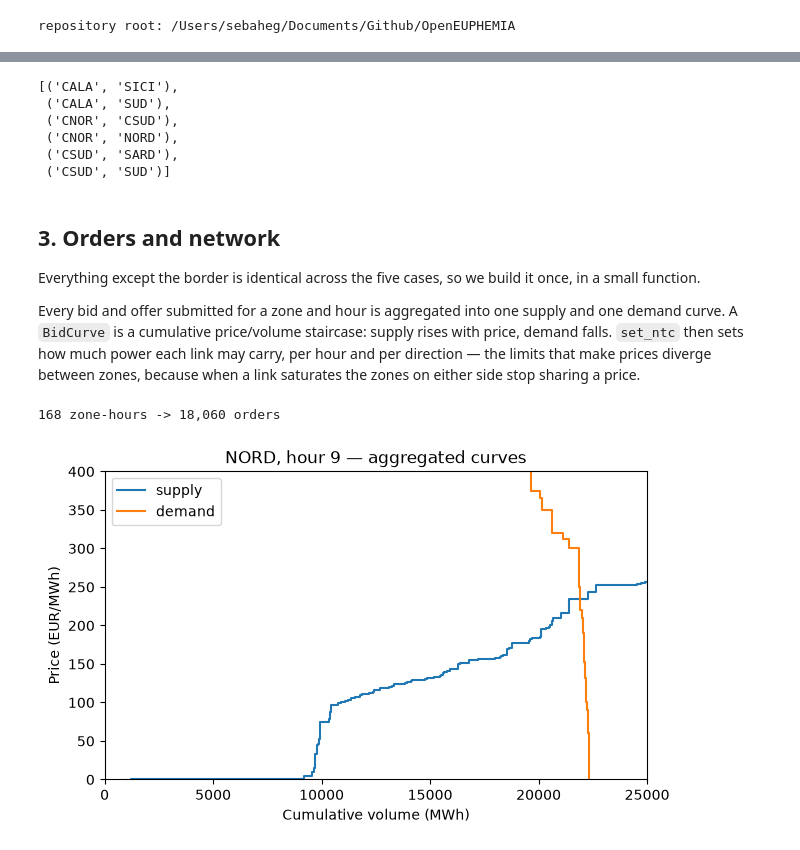
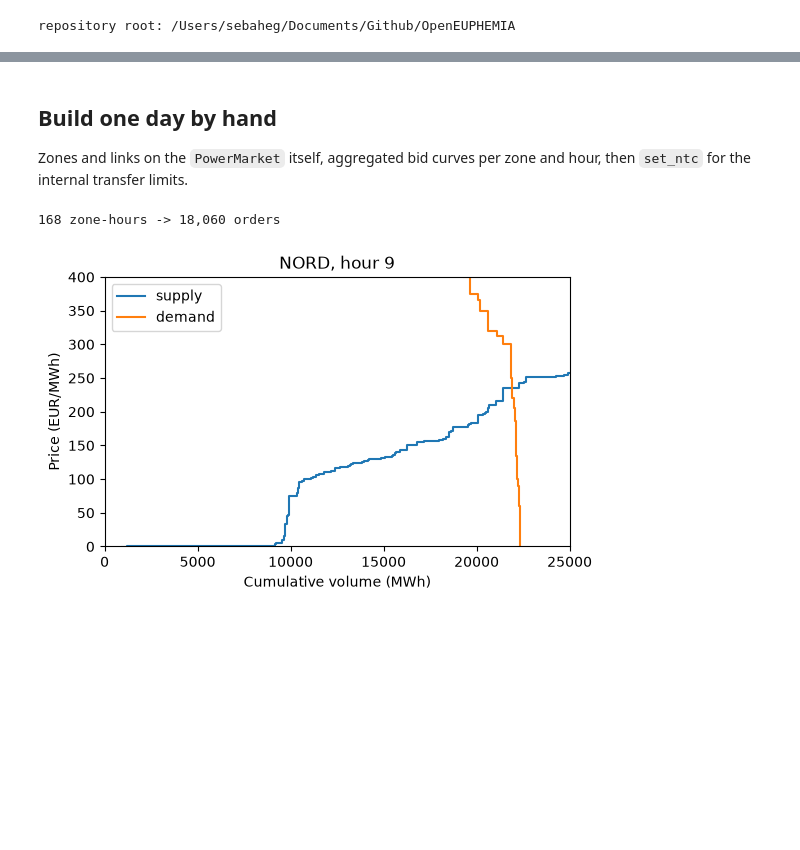
Before and after one commit to rebase-energy/OpenEUPHEMIA, a Jupyter notebook: examples/italy_april_2025.ipynb, the cells around one changed output, grey strips where cells are left out. Drawn from its saved outputs; the diff is of its cells as text; code cells hidden in the pictures; blank space fills up the shorter version.

```diff
--- a/examples/italy_april_2025.ipynb
+++ b/examples/italy_april_2025.ipynb
@@ -97,28 +62,6 @@ it once from `internal_capacities` and reuse it for every case built below.
-# %%
-from openeuphemia import PowerMarket
-from openeuphemia.areas.italy import ITALY_PRICE_AREAS
-
-links = sorted({
-    (row.from_zone, row.to_zone) for row in internal_capacities.itertuples()
-})
-links
-# %% [output]
-[('CALA', 'SICI'),
- ('CALA', 'SUD'),
- ('CNOR', 'CSUD'),
- ('CNOR', 'NORD'),
- ('CSUD', 'SARD'),
- ('CSUD', 'SUD')]
-# %% [markdown]
-## 3. Orders and network
-
-Everything except the border is identical across the five cases, so we build
-it once, in a small function.
-
-Every bid and offer submitted for a zone and hour is aggregated into one
-supply and one demand curve. A `BidCurve` is a cumulative price/volume
-staircase: supply rises with price, demand falls. `set_ntc` then sets how
-much power each link may carry, per hour and per direction — the limits that
-make prices diverge between zones, because when a link saturates the zones
-on either side stop sharing a price.
+# %% [markdown]
+## Build one day by hand
+
+Zones and links on the `PowerMarket` itself, aggregated bid curves per
+zone and hour, then `set_ntc` for the internal transfer limits.
 # %%
@@ -156,13 +89,11 @@ print(f"{len(curves)} zone-hours -> {len(italian_market(DAY).orders):,} orders")
 # %%
 import matplotlib.pyplot as plt
 
-fig, ax = plt.subplots(figsize=(7, 4))
+fig, ax = plt.subplots(figsize=(6, 3.5))
 curves[(9, "NORD")]["supply"].plot(ax=ax, label="supply")
 curves[(9, "NORD")]["demand"].plot(ax=ax, label="demand")
-ax.set_xlim(0, 25_000)
-ax.set_ylim(0, 400)
-ax.set_title("NORD, hour 9 — aggregated curves")
-ax.legend()
+ax.set_xlim(0, 25_000); ax.set_ylim(0, 400)
+ax.set_title("NORD, hour 9"); ax.legend()
 plt.show()
 # %% [output]
-[figure, old version]
+[figure, new version]
```
Also changed, not shown: parts of 23 cells of this notebook.
